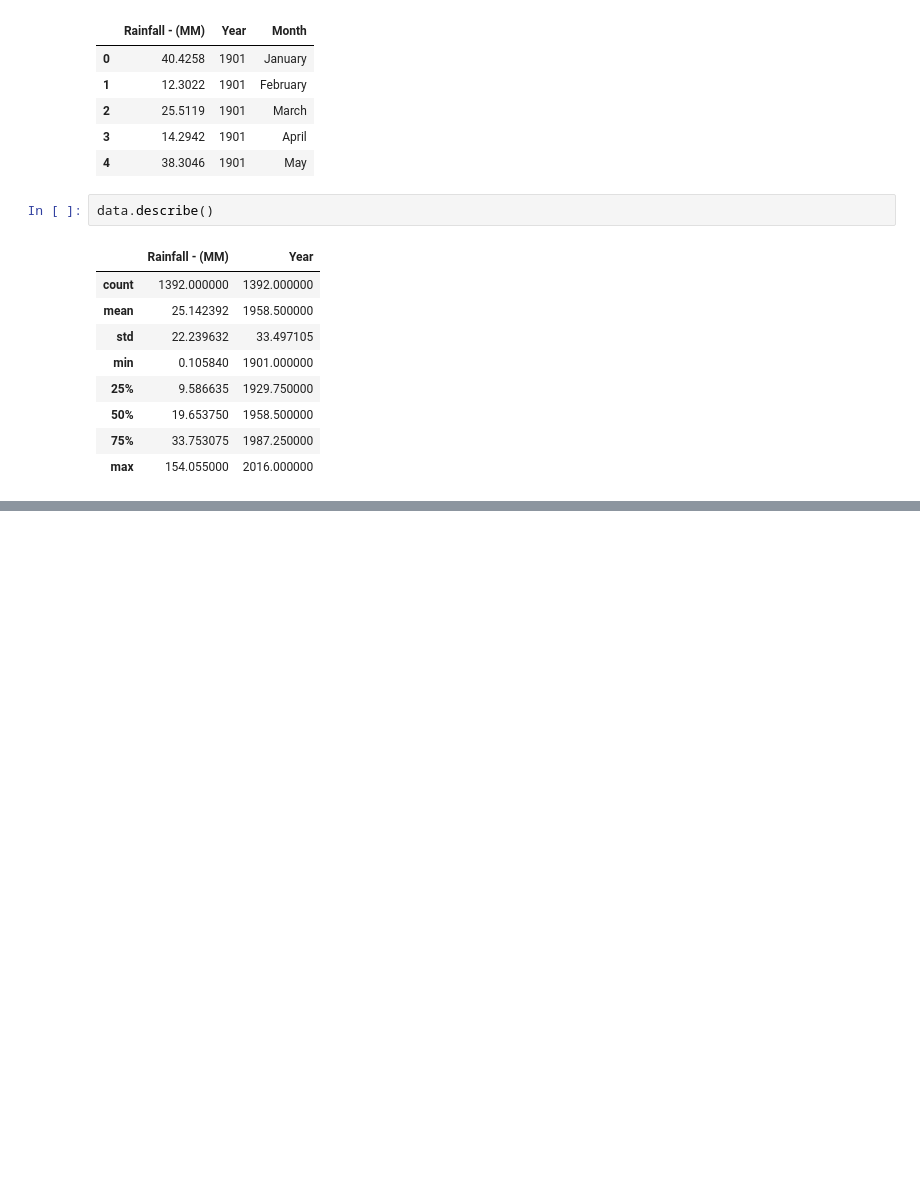
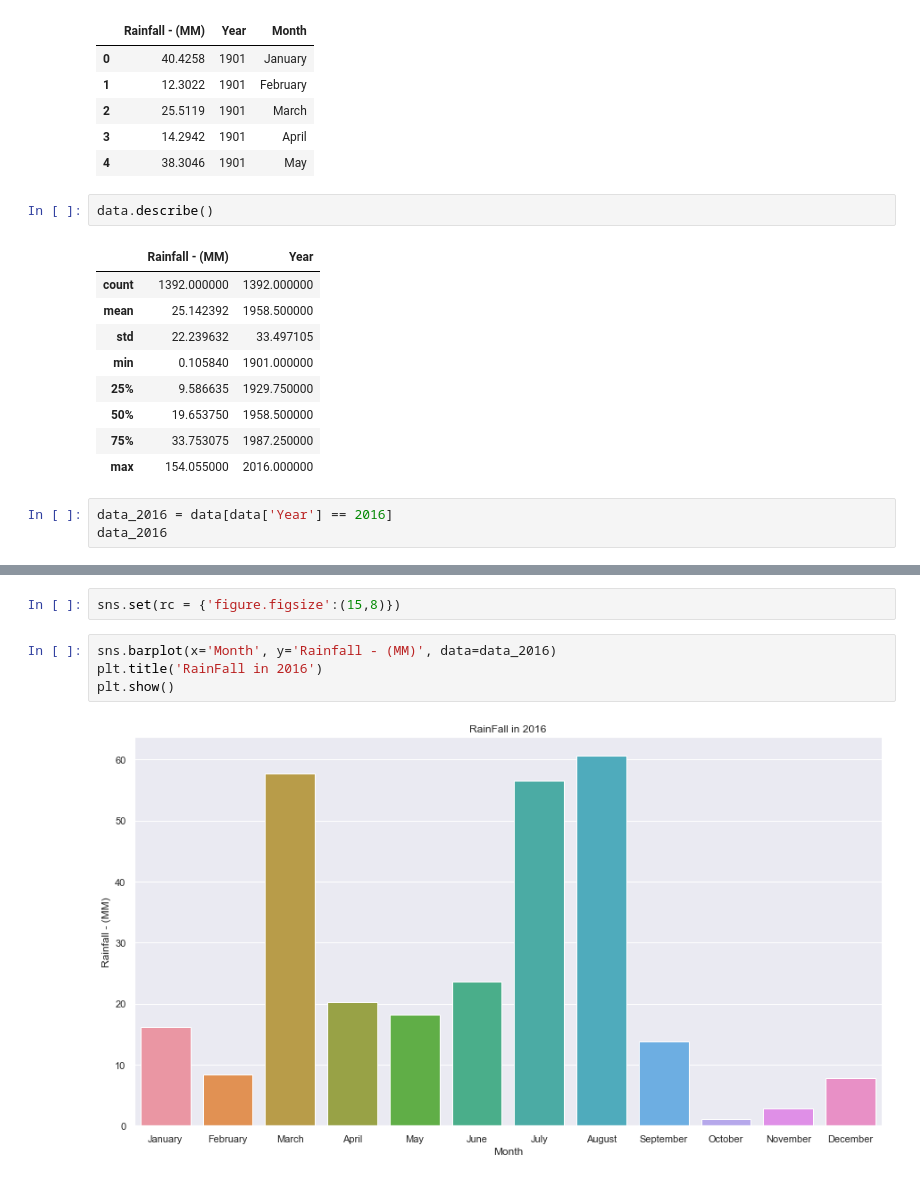
Before and after one commit to SirajAtFiverr/DataScience, a Jupyter notebook: analyse.ipynb, the cells around one changed output, grey strips where cells are left out. Drawn from its saved outputs; the diff is of its cells as text; blank space fills up the shorter version.

Commit message:
Drawing bar charts

```diff
--- a/analyse.ipynb
+++ b/analyse.ipynb
@@ -29,3 +29,6 @@ data.describe()
 | 50% | 19.653750 | 1958.500000 |
 | 75% | 33.753075 | 1987.250000 |
 | max | 154.055000 | 2016.000000 |
+# %%
+data_2016 = data[data['Year'] == 2016]
+data_2016
@@ -31,0 +49,8 @@ data.describe()
+# %%
+sns.set(rc = {'figure.figsize':(15,8)})
+# %%
+sns.barplot(x='Month', y='Rainfall - (MM)', data=data_2016)
+plt.title('RainFall in 2016')
+plt.show()
+# %% [output]
+[figure, added]
```
Also changed, not shown: parts of 5 cells of this notebook.
